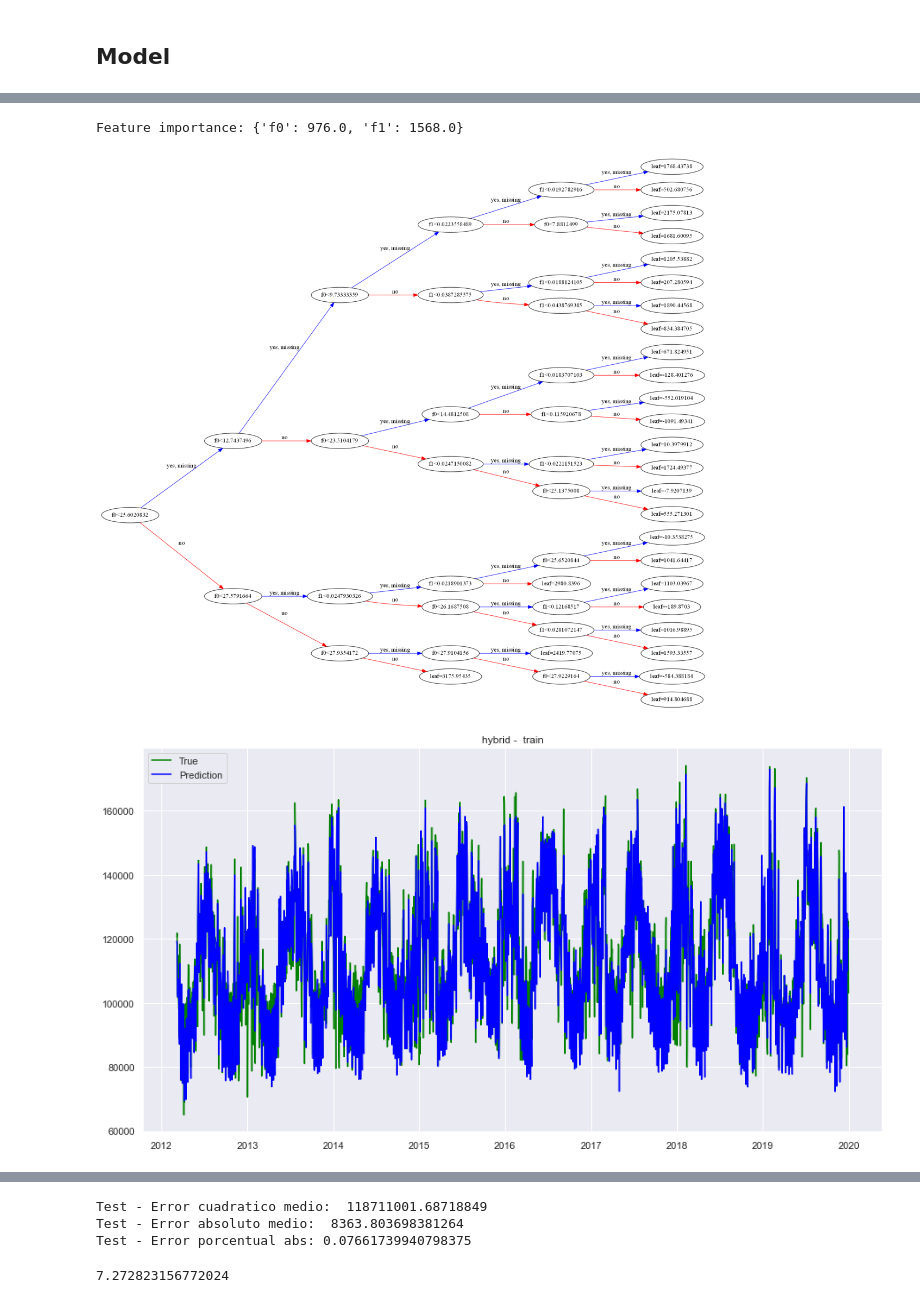
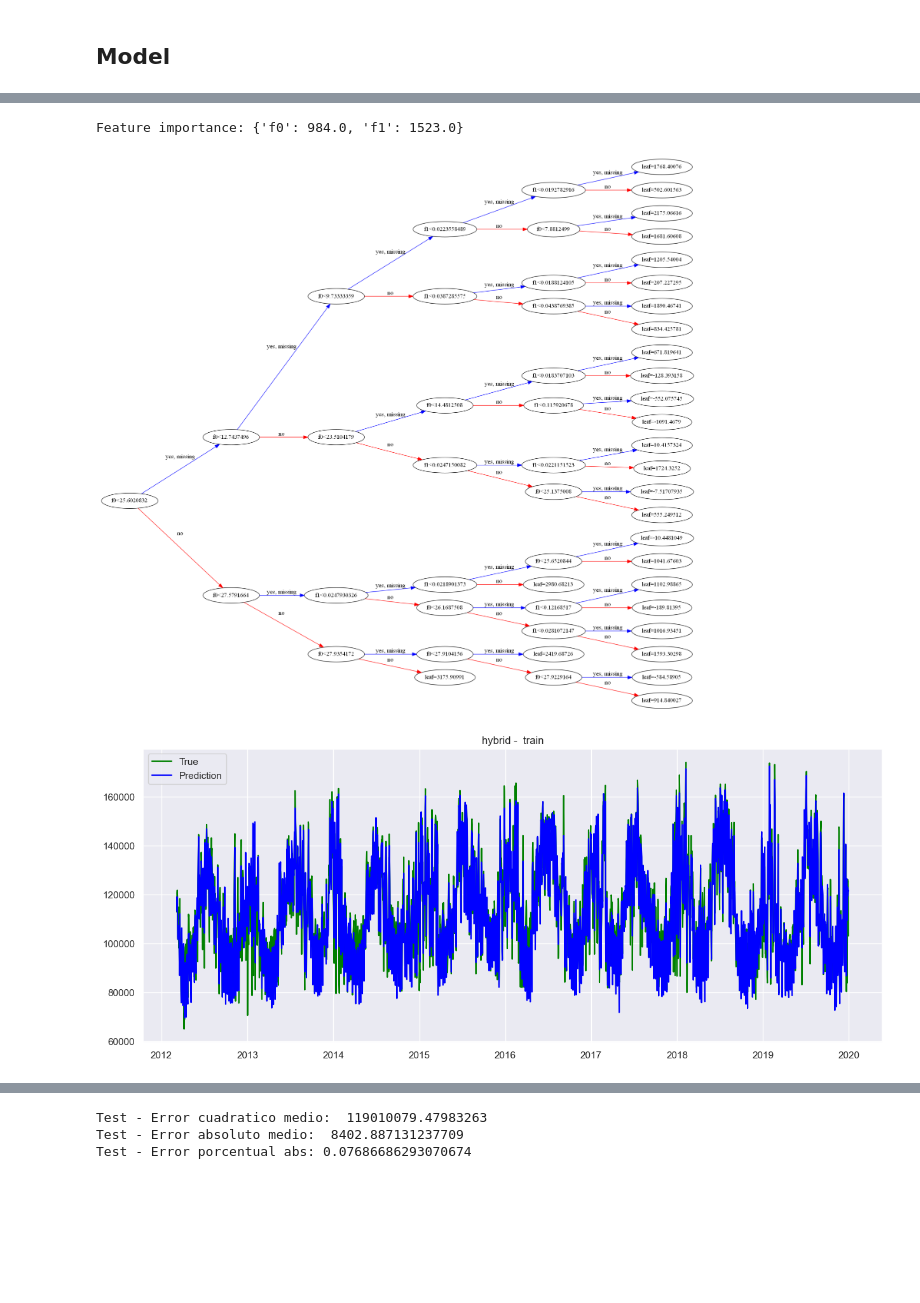
Before and after one commit to ffelicioni/tm-tp, a Jupyter notebook: notebooks/prediction_modelo_hibrido.ipynb, the cells around one changed output, grey strips where cells are left out. Cells and saved outputs as stored; diff of their text form; code cells hidden in the pictures; blank space fills up the shorter version.

```diff
--- a/notebooks/prediction_modelo_hibrido.ipynb
+++ b/notebooks/prediction_modelo_hibrido.ipynb
@@ -115,6 +121,7 @@ def fit(self, X_1, X_2, y):
     print(f"coefficient of determination: {r_sq}")
     print(f"intercept: {self.model_1.intercept_}")
     print(f"slope: {self.model_1.coef_}")
+
 
     y_fit = pd.DataFrame(
         self.model_1.predict(X_1),
@@ -196,16 +203,13 @@ def entrenamiento(train,test):
 
     # temperatura + precio
     X2= np.hstack([X_train[['tmp','precio_kwh_norm_new']]])
-    #X2= np.hstack([X_train[['tmp']]])
 
     X2_fore=np.hstack([X_val[['tmp','precio_kwh_norm_new']]])
-    #X2_fore=np.hstack([X_val[['tmp']]])
 
     model = BoostedHybrid(
         model_1=LinearRegression(fit_intercept=True),
         #model_1=Ridge(),
         model_2=XGBRegressor(learning_rate = 0.1, max_depth = 5, n_estimators = 100),
-        #model_2=XGBRegressor(colsample_bytree = 0.2, learning_rate = 0.1, max_depth = 5, n_estimators = 200),
     )
 
     model.fit(X1, X2, y_train)
@@ -222,7 +226,7 @@ def entrenamiento(train,test):
         index=X_val.index,
     )
 
-    sns.set(rc = {'figure.figsize':(15,8)})
+    sns.set(rc = {'figure.figsize':(15,6)})
     sns.set_style("darkgrid")
     plt.plot(y_train,color='green',label="True")
     plt.plot(y_pred_df,color='blue', label="Prediction")
@@ -263,0 +269,3 @@ N_test=len(test_set)
+# %%
+train_set=train_set[train_set.ds>='03-06-2012'] #ultimo dia train 31/12/2019
+train_set.reset_index(inplace=True)
@@ -266,8 +286,5 @@ Acoto desde el cambio de CUSUMChangePoint 2012 en adelante ya que las oscilacion
-# %%
-train_set=train_set[train_set.ds>'03-06-2012'] #ultimo dia train 31/12/2019
-train_set.reset_index(inplace=True)
 # %% [markdown]
 ## Model
 # %%
-entrenamiento(train_set,test_set)
+x=entrenamiento(train_set,test_set)
 # %% [output]
@@ -280,4 +297,4 @@ slope: [ 2.12871265e+00  6.49096817e+03  6.08738997e+03  4.54752427e+03
 [figure]
-Feature importance: {'f0': 976.0, 'f1': 1568.0}
+Feature importance: {'f0': 984.0, 'f1': 1523.0}
-[figure, old version]
+[figure, new version]
-[figure, old version]
+[figure, new version]
@@ -285,4 +302,3 @@ Feature importance: {'f0': 976.0, 'f1': 1568.0}
-Test - Error cuadratico medio:  118711001.68718849
-Test - Error absoluto medio:  8363.803698381264
-Test - Error porcentual abs: 0.07661739940798375
+Test - Error cuadratico medio:  119010079.47983263
+Test - Error absoluto medio:  8402.887131237709
+Test - Error porcentual abs: 0.07686686293070674
-7.272823156772024
```
Also changed, not shown: parts of 14 cells of this notebook.
